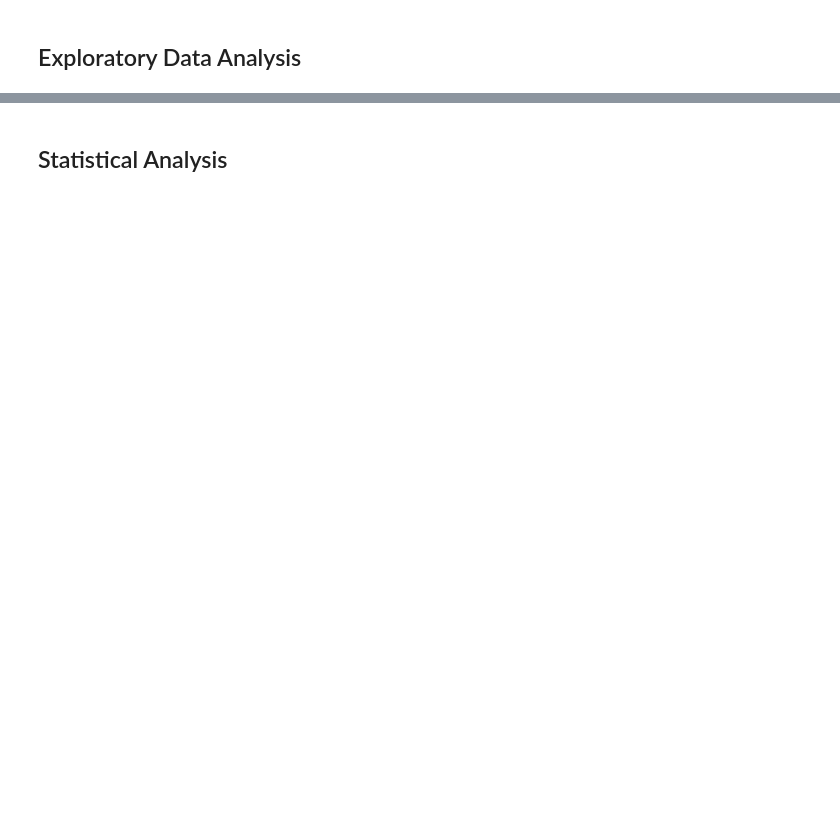
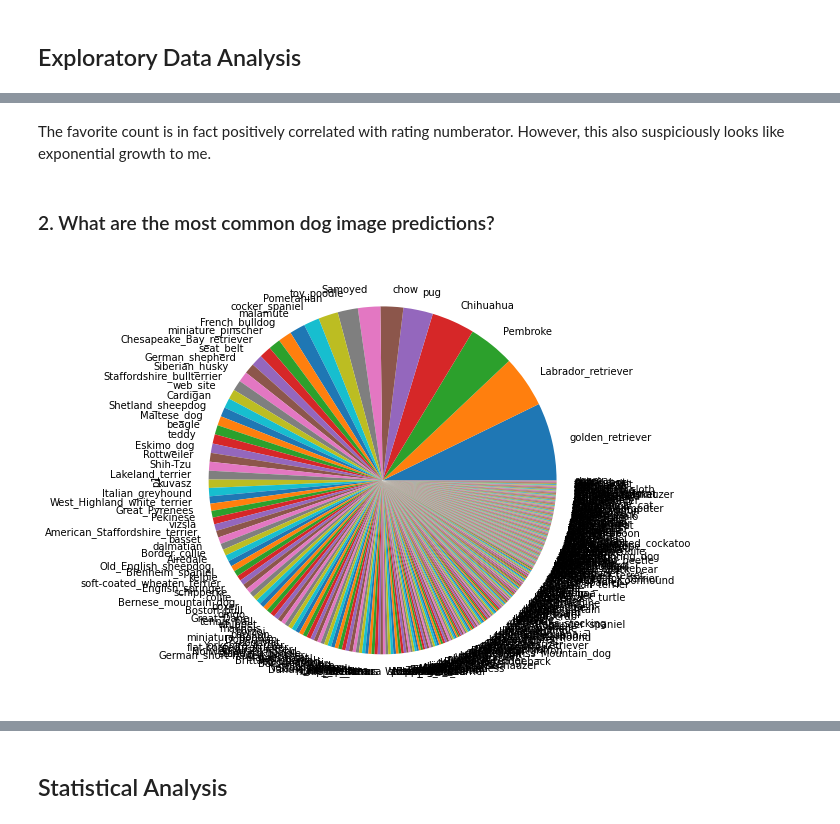
Before and after one commit to shwangelmer/udacityDANDproject5, a Jupyter notebook: wrangle_act.ipynb, the cells around one changed output, grey strips where cells are left out. Saved outputs shown, nothing was run; the diff lists cells and outputs as text; code cells hidden in the pictures; blank space fills up the shorter version.

```diff
--- a/wrangle_act.ipynb
+++ b/wrangle_act.ipynb
@@ -472,0 +531,8 @@ df_tweet.shape
+# %% [markdown]
+The favorite count is in fact positively correlated with rating numberator. However, this also suspiciously looks like exponential growth to me.
+# %% [markdown]
+### 2. What are the most common dog image predictions?
+# %%
+df_predict_clean.p1.value_counts().plot(kind='pie', figsize=(8,8));
+# %% [output]
+[figure, added]
```
Also changed, not shown: parts of 22 cells of this notebook.
